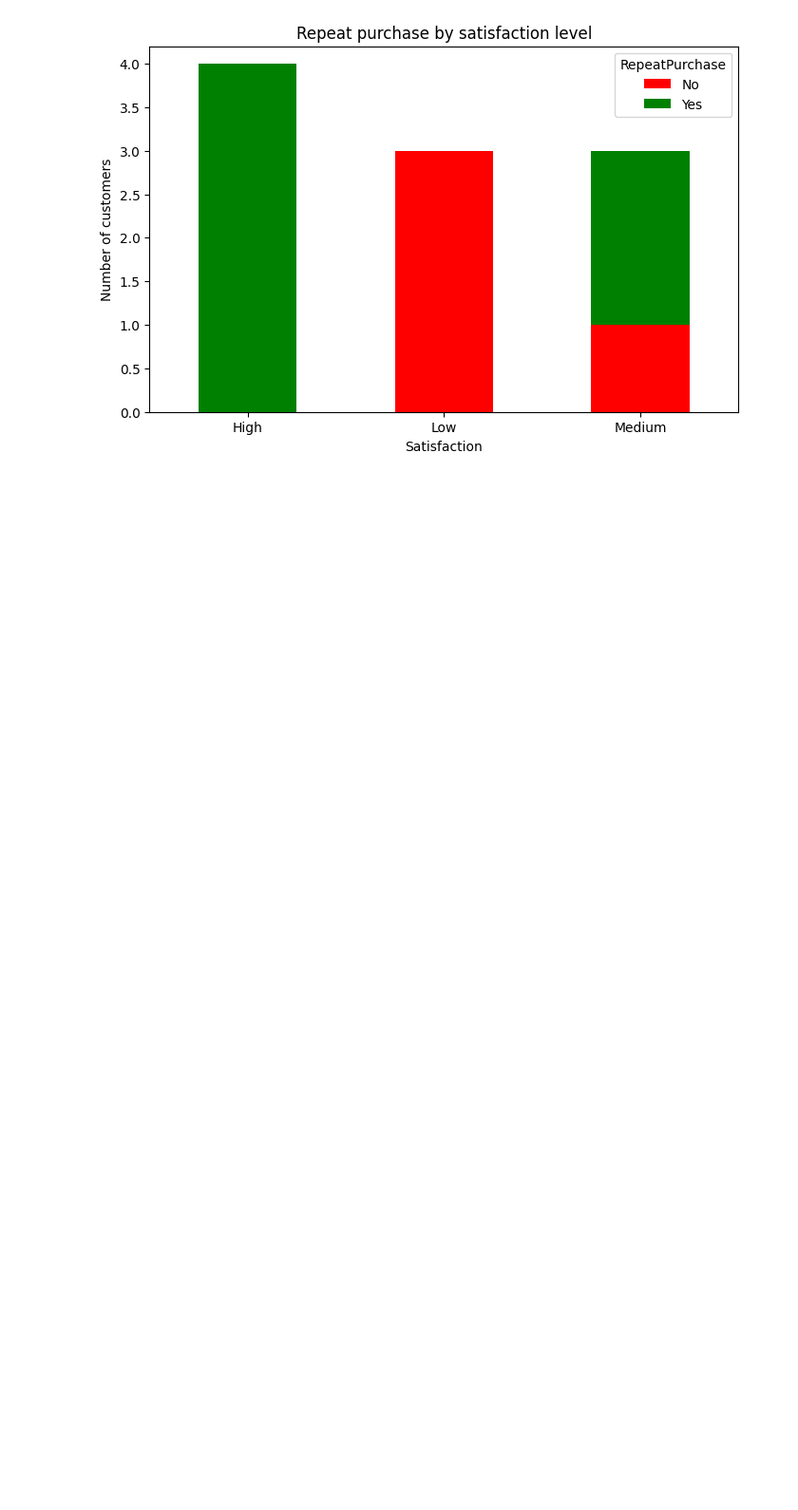
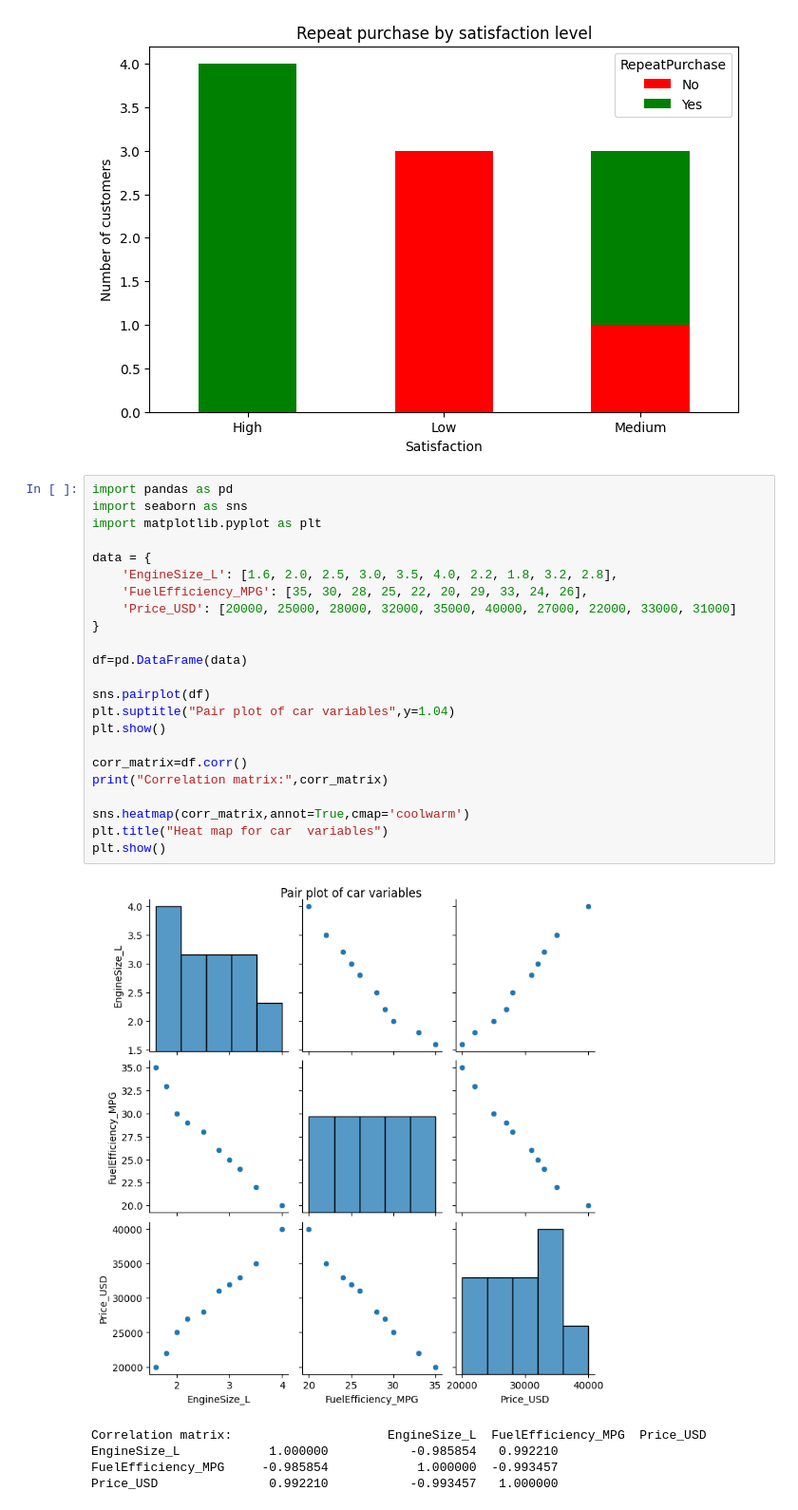
Before and after one commit to Shiva-Kumar-S-M/mlcore, a Jupyter notebook: Untitled.ipynb, the cells around one changed output. Shown at 95% size. Cells and saved outputs as stored; diff of their text form; blank space fills up the shorter version.

```diff
--- a/Untitled.ipynb
+++ b/Untitled.ipynb
@@ -49,3 +49,32 @@ Low              3    0
 Medium           1    2
 [figure]
 [figure]
+# %%
+import pandas as pd
+import seaborn as sns
+import matplotlib.pyplot as plt
+
+data = {
+    'EngineSize_L': [1.6, 2.0, 2.5, 3.0, 3.5, 4.0, 2.2, 1.8, 3.2, 2.8],
+    'FuelEfficiency_MPG': [35, 30, 28, 25, 22, 20, 29, 33, 24, 26],
+    'Price_USD': [20000, 25000, 28000, 32000, 35000, 40000, 27000, 22000, 33000, 31000]
+}
+
+df=pd.DataFrame(data)
+
+sns.pairplot(df)
+plt.suptitle("Pair plot of car variables",y=1.04)
+plt.show()
+
+corr_matrix=df.corr()
+print("Correlation matrix:",corr_matrix)
+
+sns.heatmap(corr_matrix,annot=True,cmap='coolwarm')
+plt.title("Heat map for car  variables")
+plt.show()
+# %% [output]
+[figure, added]
+Correlation matrix:                     EngineSize_L  FuelEfficiency_MPG  Price_USD
+EngineSize_L            1.000000           -0.985854   0.992210
+FuelEfficiency_MPG     -0.985854            1.000000  -0.993457
+Price_USD               0.992210           -0.993457   1.000000
```
Also changed, not shown: parts of 1 cell of this notebook.
